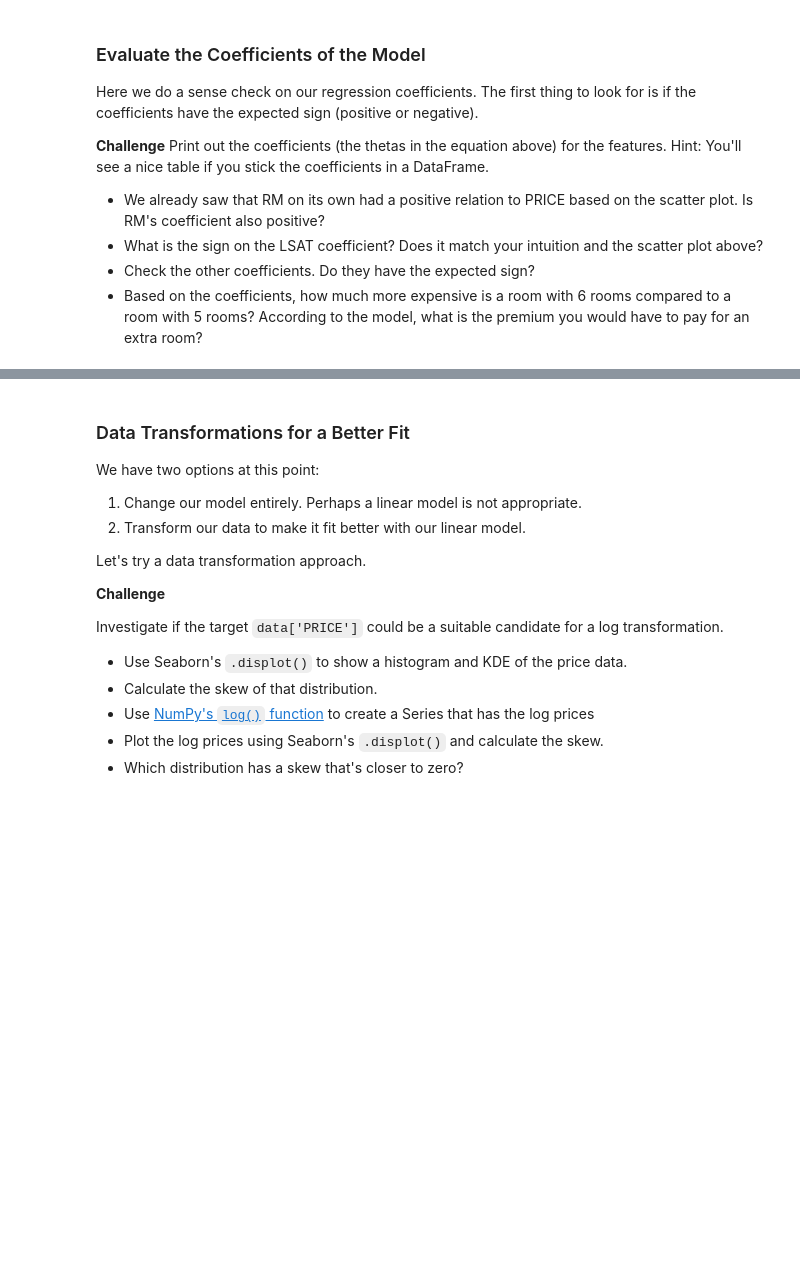
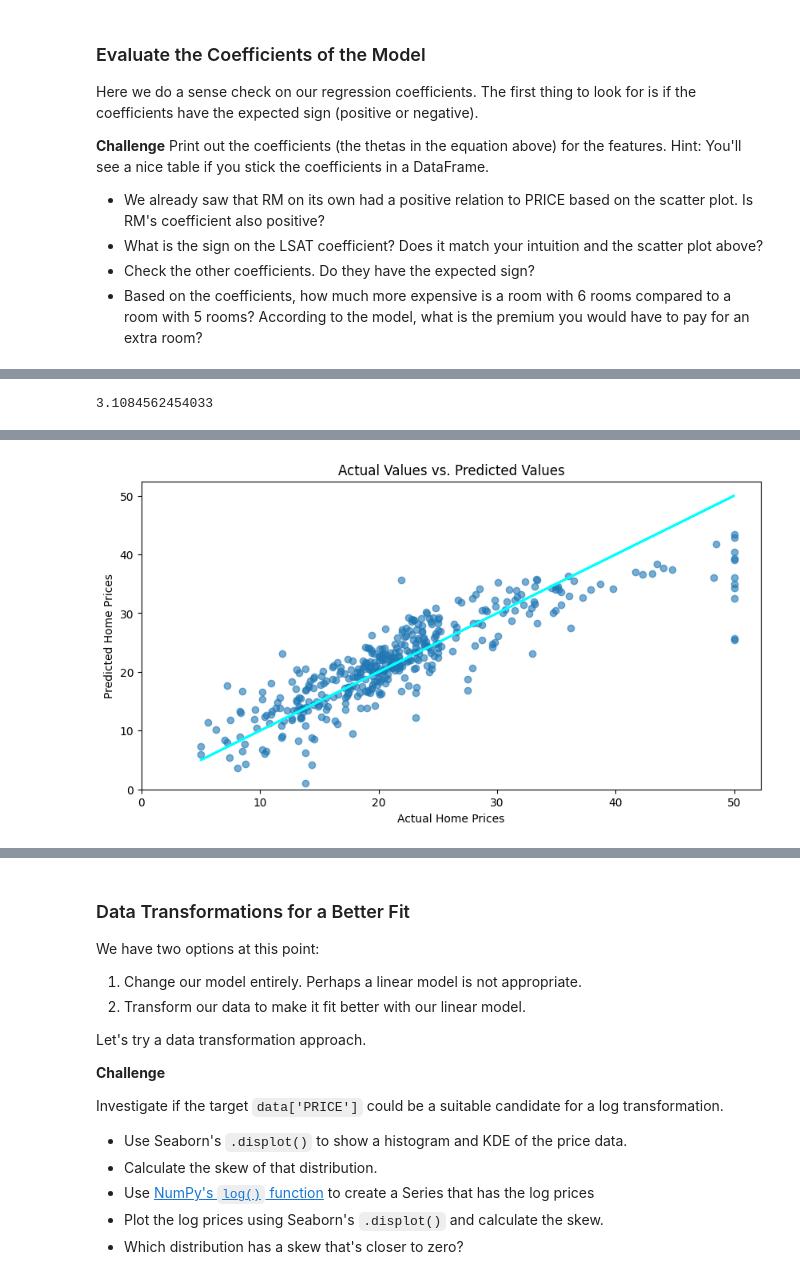
Before and after one commit to IrishEgie/data_science_py, a Jupyter notebook: data_science_10/Multivariable_Regression_and_Valuation_Model_(start).ipynb, the cells around one changed output, grey strips where cells are left out. Saved outputs shown, nothing was run; the diff lists cells and outputs as text; code cells hidden in the pictures; blank space fills up the shorter version.

Commit message:
update: regression model added, scatter plot from model visualized

```diff
--- a/data_science_10/Multivariable_Regression_and_Valuation_Model_(start).ipynb
+++ b/data_science_10/Multivariable_Regression_and_Valuation_Model_(start).ipynb
@@ -461,3 +461,9 @@ $$ PR \hat ICE = \theta _0 + \theta _1 RM + \theta _2 NOX + \theta _3 DIS + \the
 **Challenge**
 
 Use sklearn to run the regression on the training dataset. How high is the r-squared for the regression on the training data?
+# %%
+# Create the Linear Regression model
+model = LinearRegression()
+
+# Fit the model on the training data
+model.fit(X_train, y_train)
@@ -475,3 +508,9 @@ Here we do a sense check on our regression coefficients. The first thing to look
+# %%
+# Get the coefficient for RM
+room_coefficient = coefficients.loc['RM', 'Coefficient']
+room_coefficient  # This shows how much more expensive a room with 6 rooms is compared to a room with 5 rooms
+# %% [output]
+3.1084562454033
 # %% [markdown]
 ### Analyse the Estimated Values & Regression Residuals
 
@@ -494,3 +533,23 @@ The cyan line in the middle shows `y_train` against `y_train`. If the prediction
 The second plot should be the residuals against the predicted prices. Here's what we're looking for:
 
 <img src=https://i.imgur.com/HphsBsj.png height=350>
+# %%
+# Predict the values on the training set
+predicted_values = model.predict(X_train)
+
+# Calculate the residuals
+residuals = y_train - predicted_values
+# %%
+
+# Create the first scatter plot
+plt.figure(figsize=(10, 5))
+plt.scatter(y_train, predicted_values, alpha=0.6)
+plt.plot(y_train, y_train, color='cyan', linewidth=2)  # 45-degree line
+plt.title('Actual Values vs. Predicted Values')
+plt.xlabel('Actual Home Prices')
+plt.ylabel('Predicted Home Prices')
+plt.xlim(left=0)  # Optional: Set limits for better visualization
+plt.ylim(bottom=0)  # Optional: Set limits for better visualization
+plt.show()
+# %% [output]
+[figure, added]
```
Also changed, not shown: parts of 4 cells of this notebook.
